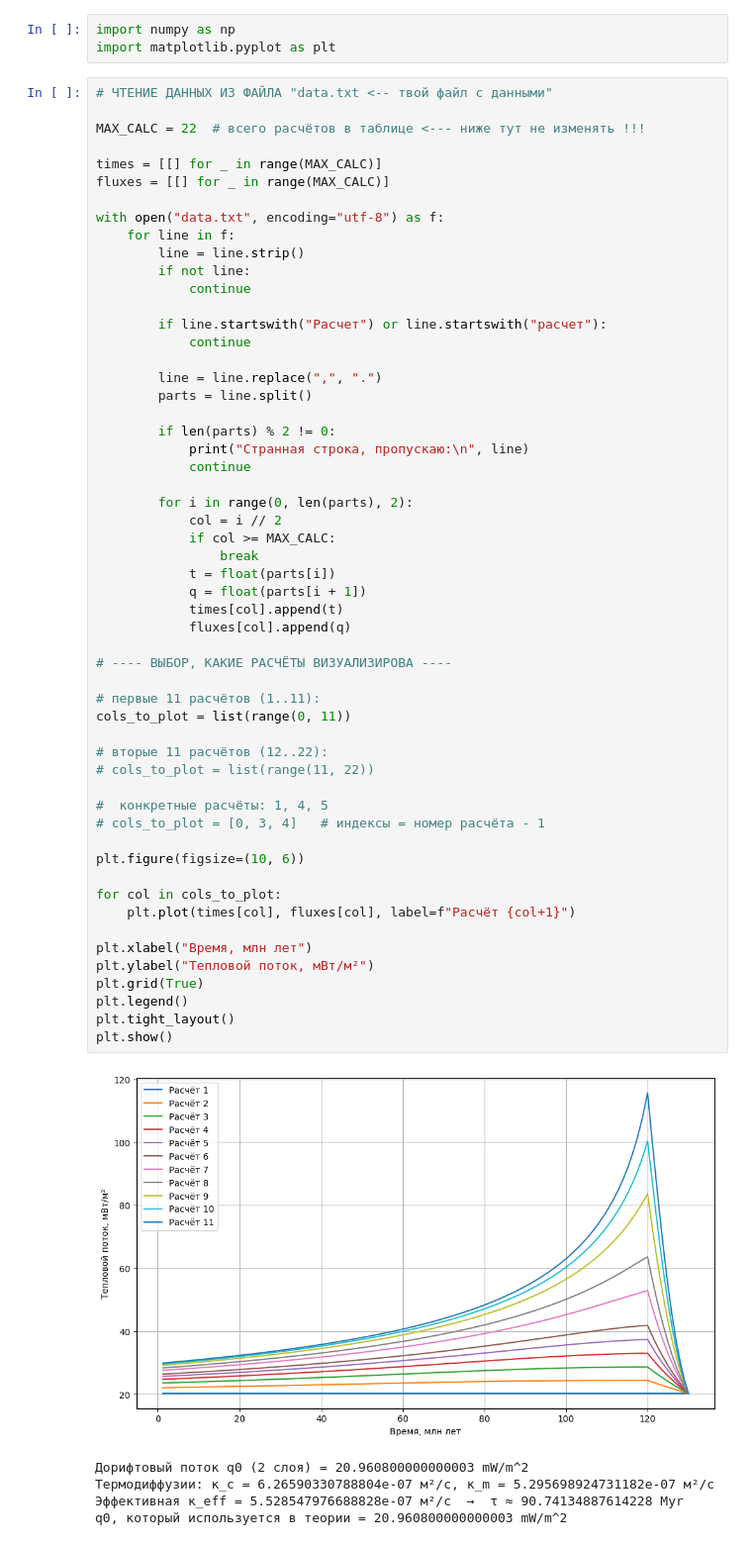
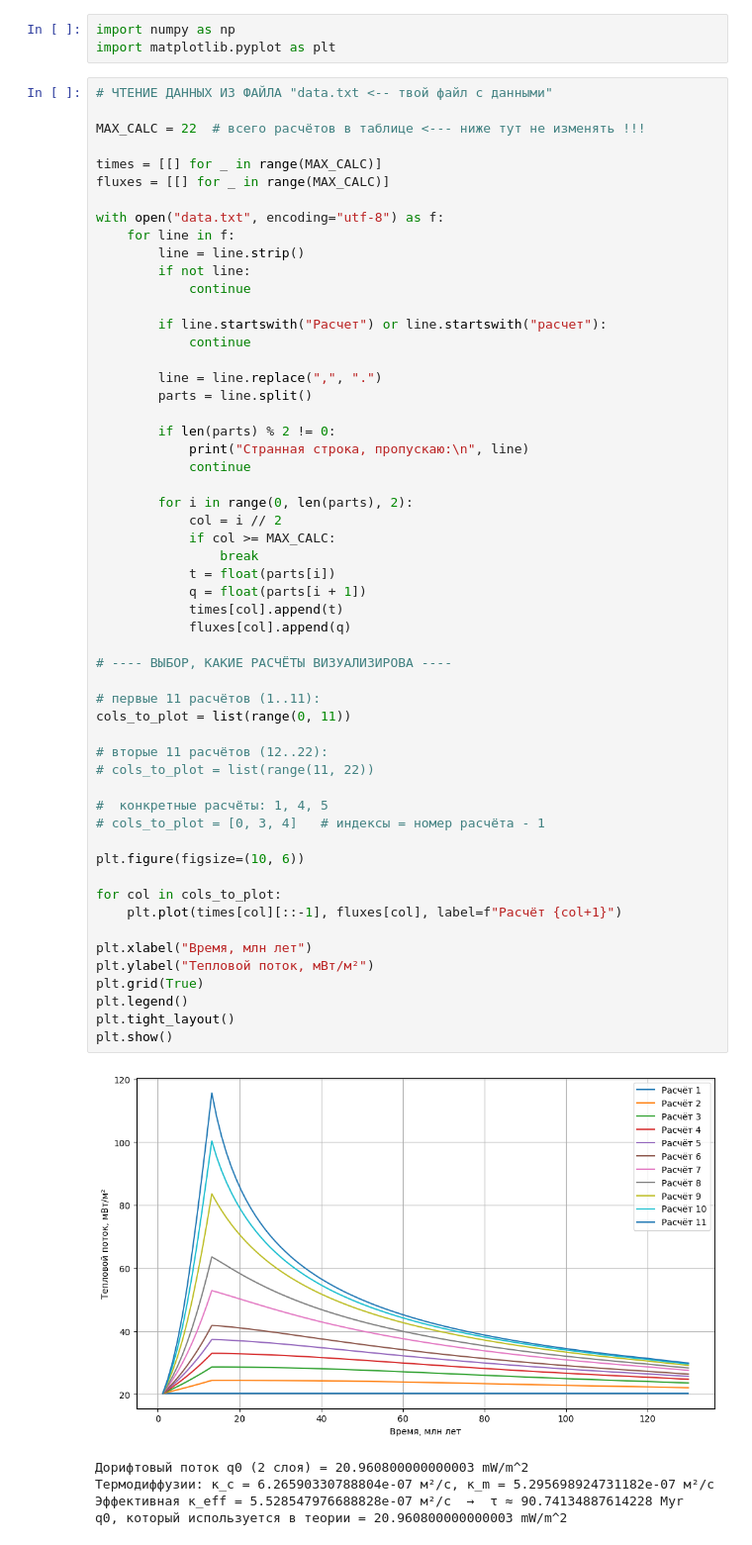
Before and after one commit to MariiaKalinina/heat-transfer-pinn, a Jupyter notebook: heatflux_test copy.ipynb, the cells around one changed output. Shown at 99% size. Cells and saved outputs as stored; diff of their text form.

```diff
--- a/heatflux_test copy.ipynb
+++ b/heatflux_test copy.ipynb
@@ -118,35 +118,35 @@ with open("data.txt", encoding="utf-8") as f:
             col = i // 2
             if col >= MAX_CALC:
                 break
             t = float(parts[i])
             q = float(parts[i + 1])
             times[col].append(t)
             fluxes[col].append(q)
 
 # ---- ВЫБОР, КАКИЕ РАСЧЁТЫ ВИЗУАЛИЗИРОВА ----
 
 # первые 11 расчётов (1..11):
 cols_to_plot = list(range(0, 11))
 
 # вторые 11 расчётов (12..22):
 # cols_to_plot = list(range(11, 22))
 
 #  конкретные расчёты: 1, 4, 5
 # cols_to_plot = [0, 3, 4]   # индексы = номер расчёта - 1
 
 plt.figure(figsize=(10, 6))
 
 for col in cols_to_plot:
-    plt.plot(times[col], fluxes[col], label=f"Расчёт {col+1}")
+    plt.plot(times[col][::-1], fluxes[col], label=f"Расчёт {col+1}")
 
 plt.xlabel("Время, млн лет")
 plt.ylabel("Тепловой поток, мВт/м²")
 plt.grid(True)
 plt.legend()
 plt.tight_layout()
 plt.show()
 # %% [output]
-[figure, old version]
+[figure, new version]
 # %%
 # %% [output]
 Дорифтовый поток q0 (2 слоя) = 20.960800000000003 mW/m^2
```
Also changed, not shown: parts of 5 cells of this notebook, 2 other files.
